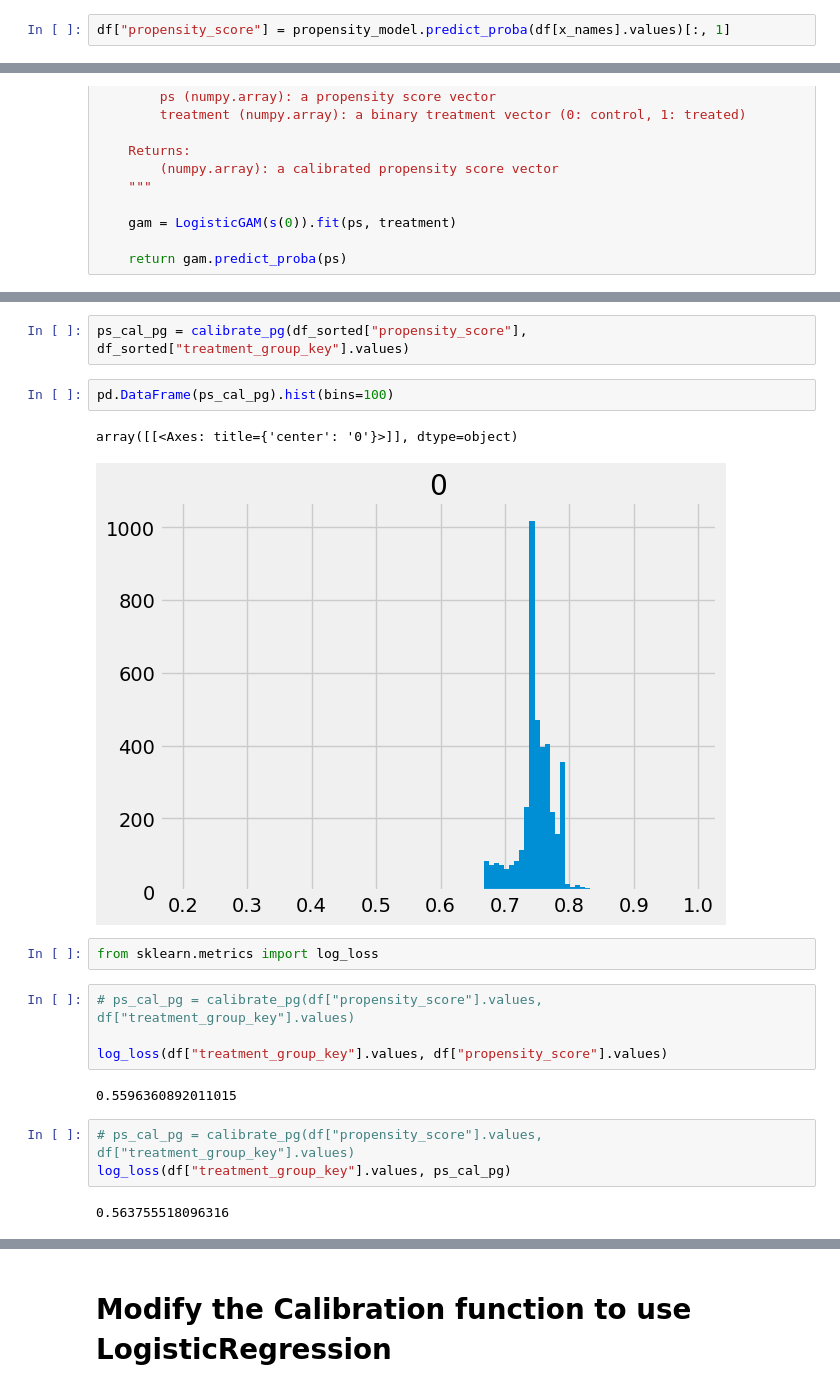
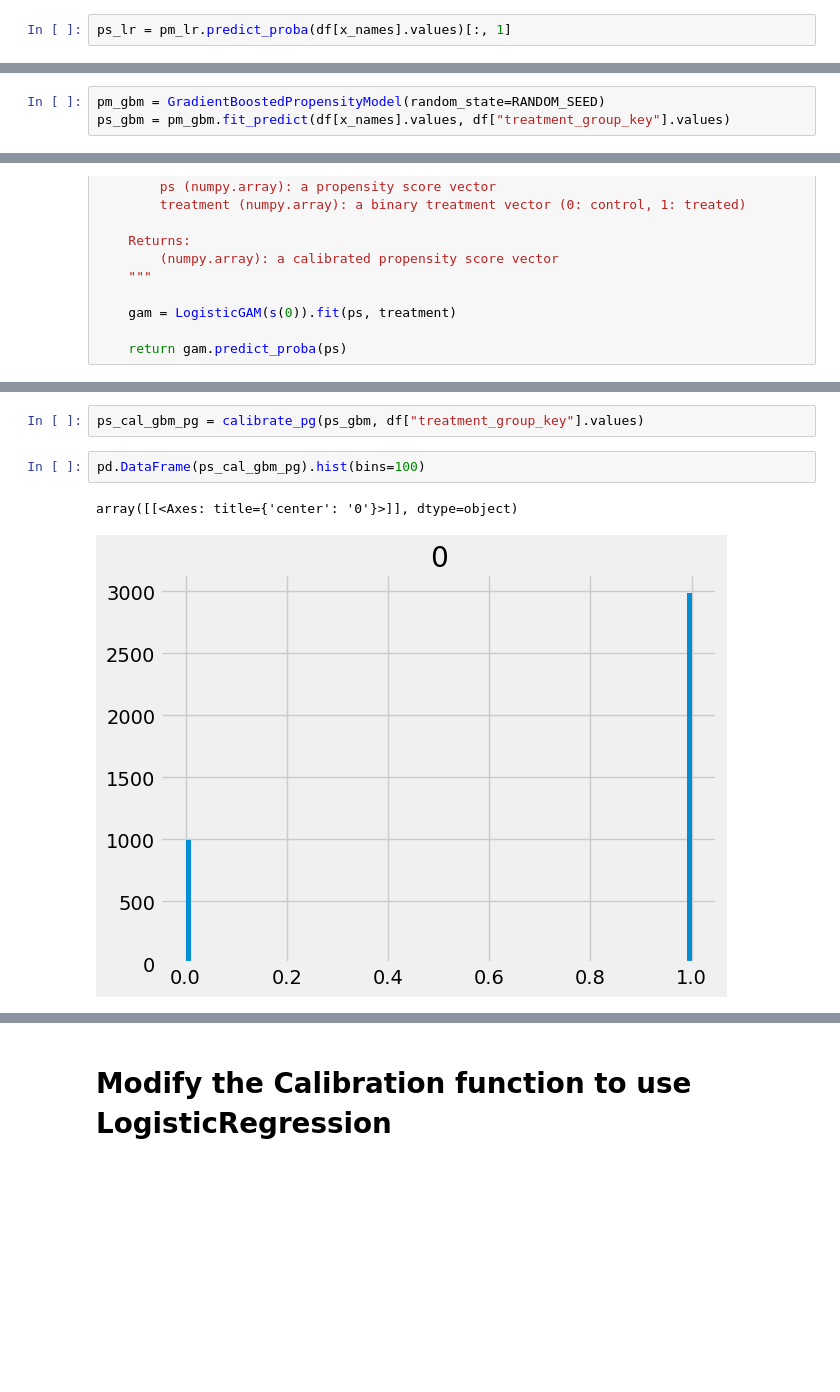
Before and after one commit to ras44/causalml, a Jupyter notebook: docs/examples/pygam_removal_and_testing.ipynb, the cells around one changed output, grey strips where cells are left out. Drawn from its saved outputs; the diff is of its cells as text; blank space fills up the shorter version.

```diff
--- a/docs/examples/pygam_removal_and_testing.ipynb
+++ b/docs/examples/pygam_removal_and_testing.ipynb
@@ -108,5 +121,5 @@ propensity_model.fit(X=df[x_names].values, y=df["treatment_group_key"].values)
 # %% [output]
 LogisticRegression()
 # %%
-df["propensity_score"] = propensity_model.predict_proba(df[x_names].values)[:, 1]
+ps_lr = pm_lr.predict_proba(df[x_names].values)[:, 1]
 # %%
@@ -116,0 +152,3 @@ df["propensity_score"].hist(bins=100)
+# %%
+pm_gbm = GradientBoostedPropensityModel(random_state=RANDOM_SEED)
+ps_gbm = pm_gbm.fit_predict(df[x_names].values, df["treatment_group_key"].values)
@@ -187,20 +227,7 @@ df_sorted
 # %%
-ps_cal_pg = calibrate_pg(df_sorted["propensity_score"], df_sorted["treatment_group_key"].values)
+ps_cal_gbm_pg = calibrate_pg(ps_gbm, df["treatment_group_key"].values)
 # %%
-pd.DataFrame(ps_cal_pg).hist(bins=100)
+pd.DataFrame(ps_cal_gbm_pg).hist(bins=100)
 # %% [output]
 array([[<Axes: title={'center': '0'}>]], dtype=object)
-[figure, old version]
+[figure, new version]
-# %%
-from sklearn.metrics import log_loss
-# %%
-# ps_cal_pg = calibrate_pg(df["propensity_score"].values, df["treatment_group_key"].values)
-
-log_loss(df["treatment_group_key"].values, df["propensity_score"].values)
-# %% [output]
-0.5596360892011015
-# %%
-# ps_cal_pg = calibrate_pg(df["propensity_score"].values, df["treatment_group_key"].values)
-log_loss(df["treatment_group_key"].values, ps_cal_pg)
-# %% [output]
-0.563755518096316
```
Also changed, not shown: parts of 105 cells of this notebook.
